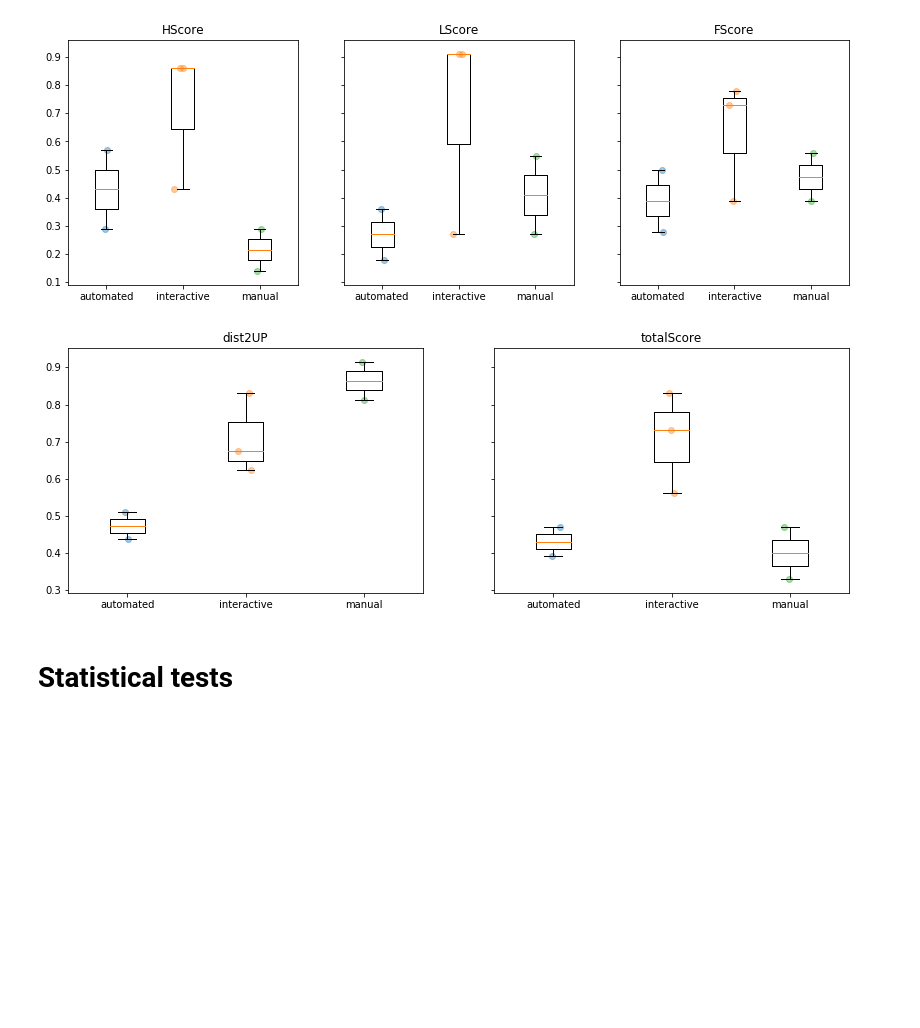
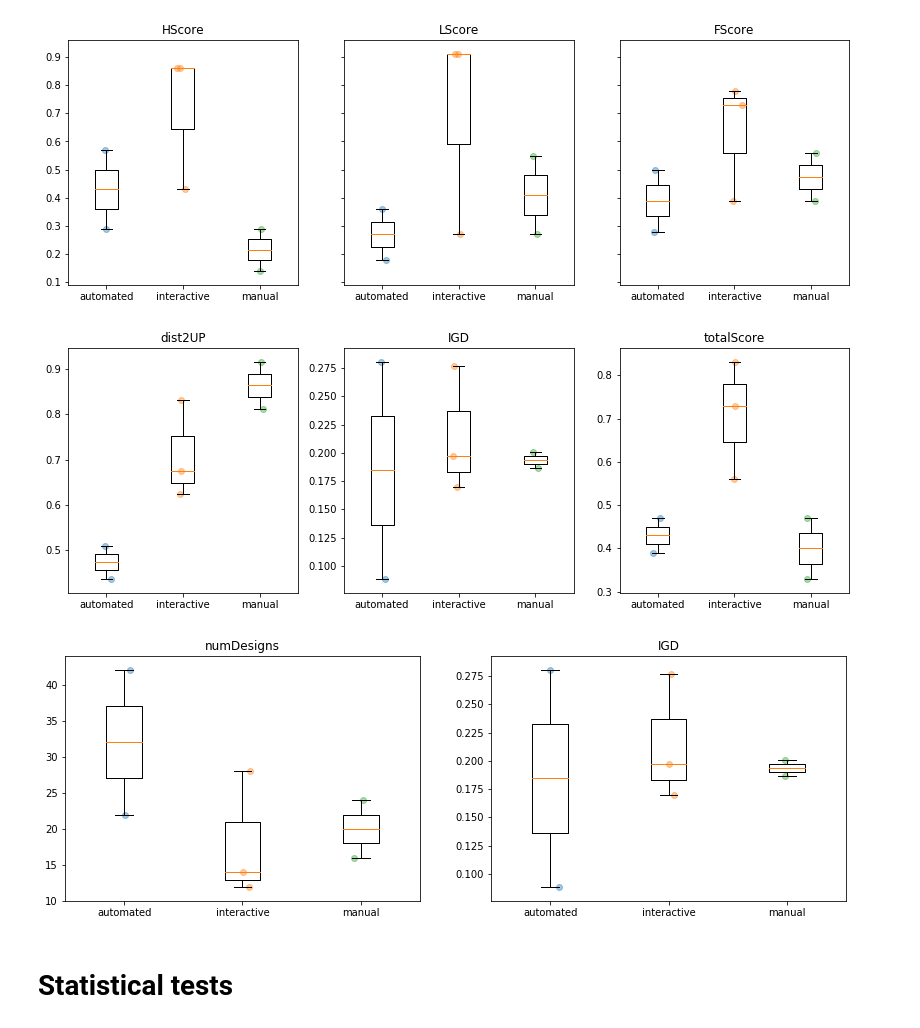
Before and after one commit to hsbang09/iFEED_experiment_result_analysis_2019, a Jupyter notebook: analysis.ipynb, the cells around one changed output. Drawn from its saved outputs; the diff is of its cells as text; code cells hidden in the pictures; blank space fills up the shorter version.

```diff
--- a/analysis.ipynb
+++ b/analysis.ipynb
@@ -321,9 +324,13 @@ visualizer.boxPlot(columns=['HScore','LScore', 'FScore'], nrows=1, ncols=3, shar
 # %% [output]
 [figure]
 # %%
-visualizer.boxPlot(columns=['dist2UP', 'totalScore'], nrows=1, ncols=2, sharey=True, figsize=(14,4.5))
+visualizer.boxPlot(columns=['dist2UP', 'IGD', 'totalScore'], nrows=1, ncols=3, sharey=False, figsize=(14,4.5))
 # %% [output]
-[figure, old version]
+[figure, new version]
+# %%
+visualizer.boxPlot(columns=['numDesigns', 'IGD'], nrows=1, ncols=2, sharey=False, figsize=(14,4.5))
+# %% [output]
+[figure, added]
 # %% [markdown]
 # Statistical tests
 # %%
```
Also changed, not shown: parts of 26 cells of this notebook, 2 other files.
